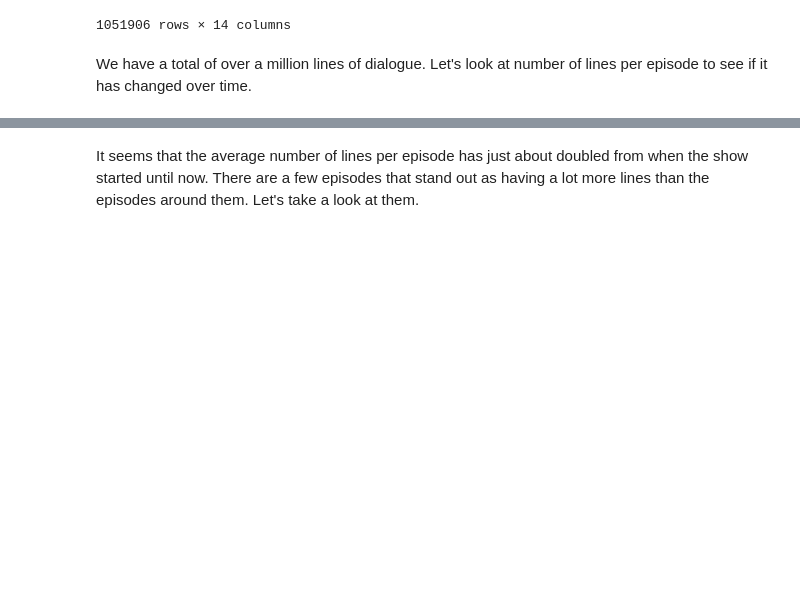
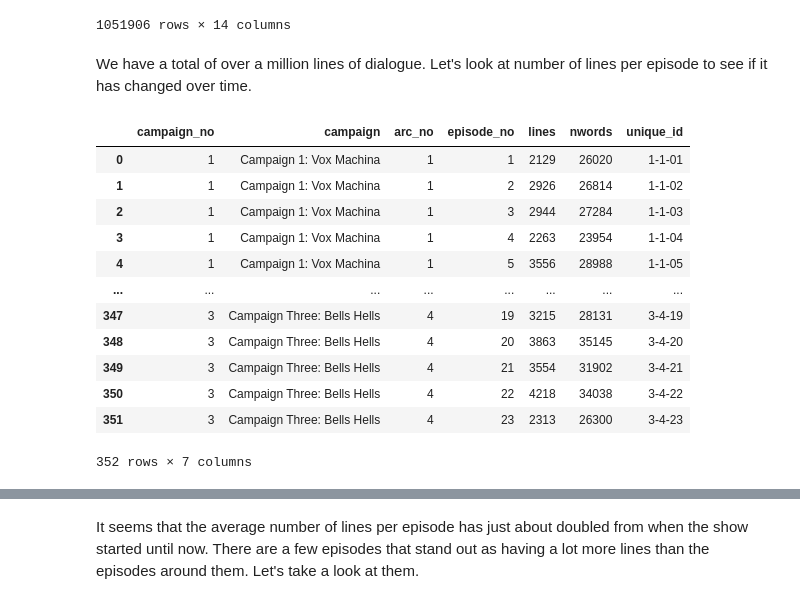
Before and after one commit to wmchad/CritRoleAI, a Jupyter notebook: notebooks/exploration/02_compare_campaigns.ipynb, the cells around one changed output, grey strips where cells are left out. Saved outputs shown, nothing was run; the diff lists cells and outputs as text; code cells hidden in the pictures; blank space fills up the shorter version.

```diff
--- a/notebooks/exploration/02_compare_campaigns.ipynb
+++ b/notebooks/exploration/02_compare_campaigns.ipynb
@@ -129,9 +132,24 @@ We have a total of over a million lines of dialogue. Let's look at number of lin
 # %%
 per_episode_summary = transcripts \
     .groupby(['campaign_no', 'campaign', 'arc_no', 'episode_no']) \
     .agg({'line': 'count', 'nwords': 'sum'}) \
     .reset_index() \
     .rename(columns = {'line': 'lines'})
 per_episode_summary['unique_id'] = per_episode_summary['campaign_no'].astype(str) + \
     '-' + per_episode_summary['arc_no'].astype(str) + \
     '-' + per_episode_summary['episode_no'].apply('{:02d}'.format)
+per_episode_summary
+# %% [output]
+|  | campaign_no | campaign | arc_no | episode_no | lines | nwords | unique_id |
+| 0 | 1 | Campaign 1: Vox Machina | 1 | 1 | 2129 | 26020 | 1-1-01 |
+| 1 | 1 | Campaign 1: Vox Machina | 1 | 2 | 2926 | 26814 | 1-1-02 |
+| 2 | 1 | Campaign 1: Vox Machina | 1 | 3 | 2944 | 27284 | 1-1-03 |
+| 3 | 1 | Campaign 1: Vox Machina | 1 | 4 | 2263 | 23954 | 1-1-04 |
+| 4 | 1 | Campaign 1: Vox Machina | 1 | 5 | 3556 | 28988 | 1-1-05 |
+| ... | ... | ... | ... | ... | ... | ... | ... |
+| 347 | 3 | Campaign Three: Bells Hells | 4 | 19 | 3215 | 28131 | 3-4-19 |
+| 348 | 3 | Campaign Three: Bells Hells | 4 | 20 | 3863 | 35145 | 3-4-20 |
+| 349 | 3 | Campaign Three: Bells Hells | 4 | 21 | 3554 | 31902 | 3-4-21 |
+| 350 | 3 | Campaign Three: Bells Hells | 4 | 22 | 4218 | 34038 | 3-4-22 |
+| 351 | 3 | Campaign Three: Bells Hells | 4 | 23 | 2313 | 26300 | 3-4-23 |
+352 rows × 7 columns
```
Also changed, not shown: parts of 5 cells of this notebook, 1 other file.
